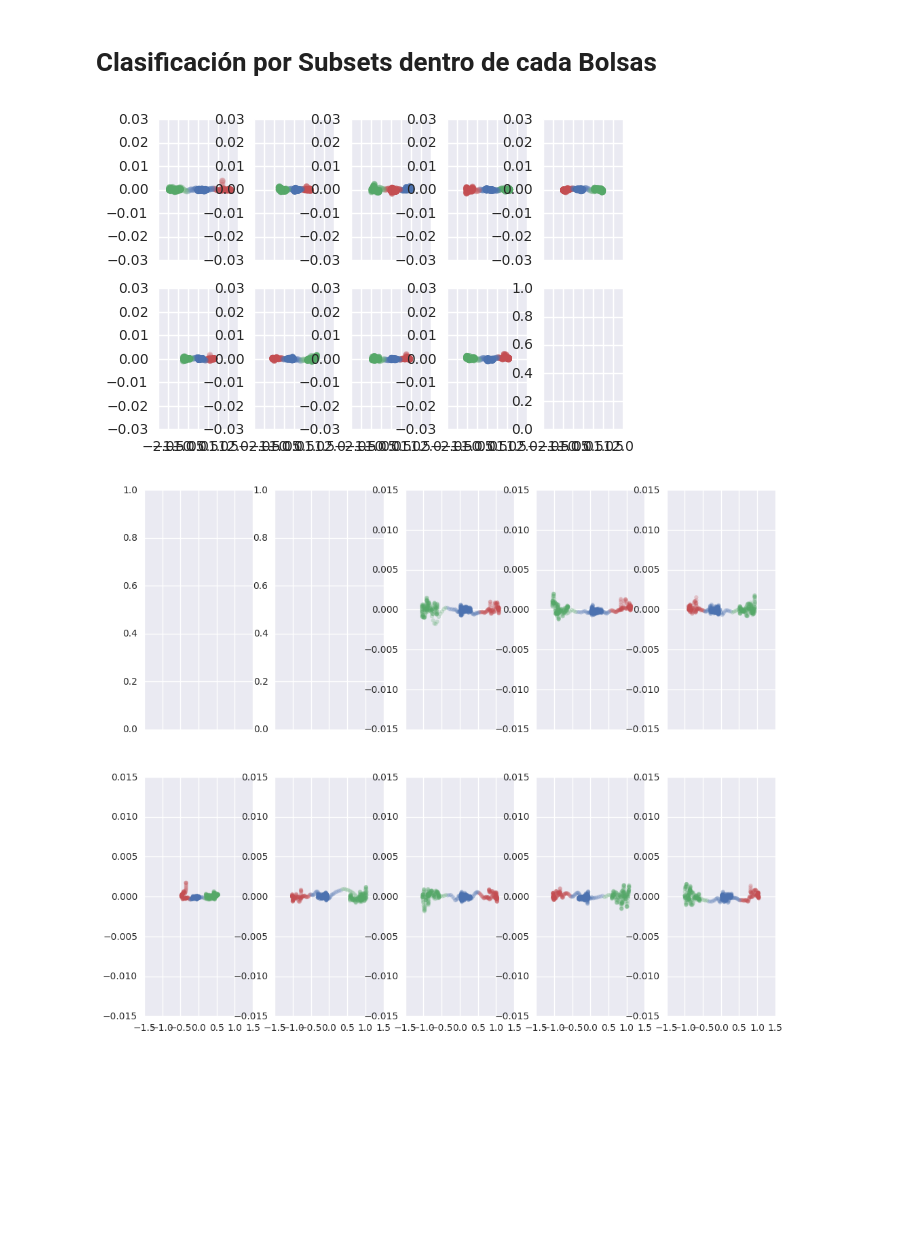
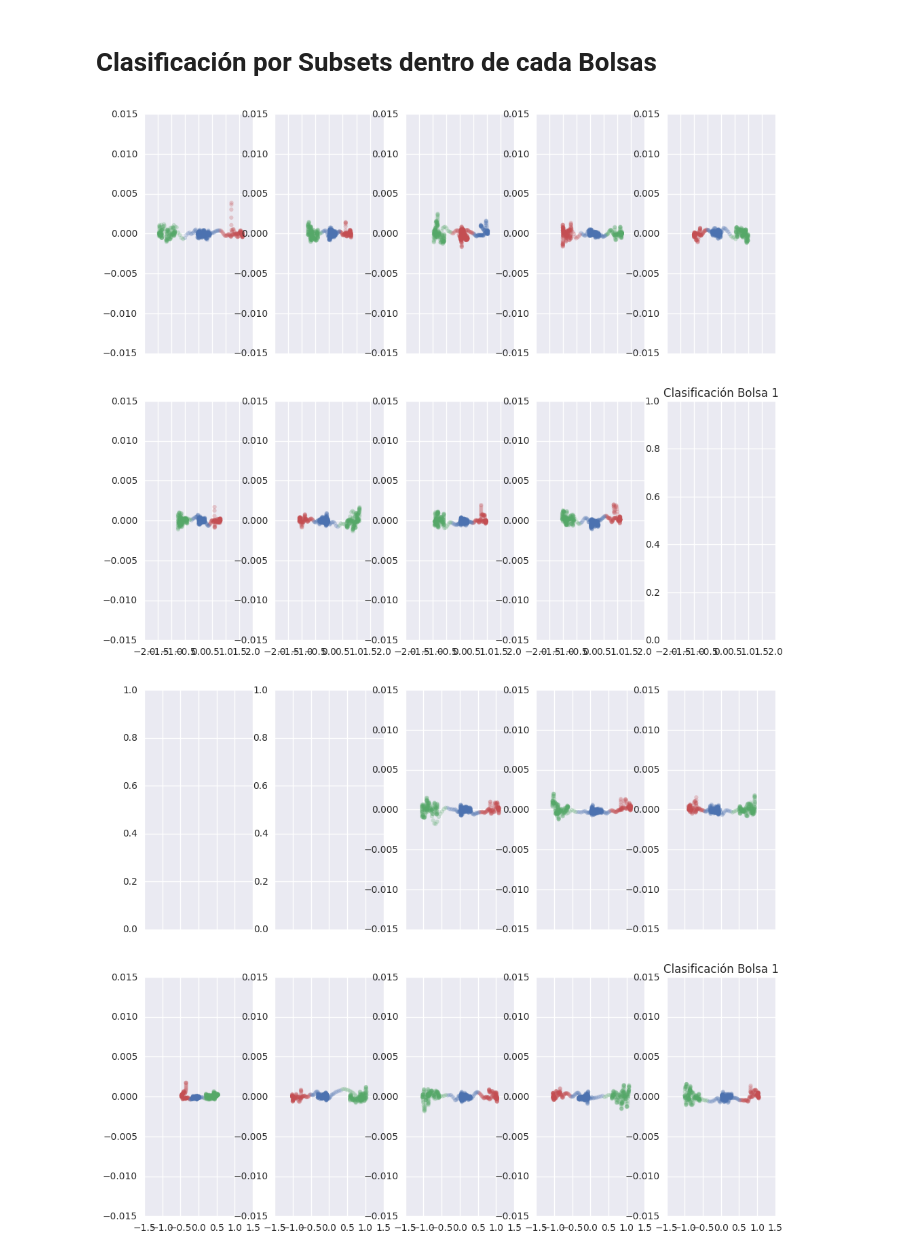
Before and after one commit to samuel1a0/prb_clustering, a Jupyter notebook: clustering.ipynb, the cells around one changed output. Saved outputs shown, nothing was run; the diff lists cells and outputs as text; code cells hidden in the pictures; blank space fills up the shorter version.

```diff
--- a/clustering.ipynb
+++ b/clustering.ipynb
@@ -518,37 +518,44 @@ dir_list = os.listdir("SojaData/")
 palette = sns.color_palette('deep', 4)
 
 fig, axarr = plt.subplots(2,5, sharex=True)
+fig.set_size_inches(h=10, w=12)
+#plt.axes().set_ylim(-0.005, 0.005)
+#plt.axes().set_aspect('equal')
+#plt.axes().set_ylim(auto=True)
+plt.title("Clasificación Bolsa 1")
 for i, j in itertools.product(range(25), range(13)):
 
     f_name = "Prueba Claudio Bolsa {}-{}.csv".format(i,j)
     if f_name in dir_list:
         f = pd.read_csv("SojaData/"+f_name, index_col=0, skip_blank_lines=True, skiprows=2)
 #         f.drop(labels=["Range:","Time:"], axis=0, inplace=True)
         f.dropna(axis=1, how="any", inplace=True)
 
         pca_train = RandomizedPCA(n_components=2, random_state=10).fit(f)
         f_t = pca_train.transform(f)
         cls = KMeans(init='k-means++', n_clusters=3, random_state=10)
         labels = cls.fit_predict(f_t)
         f["clase"] = labels
 #        print("Clasificación Bolsa {}-{}".format(i, j))
 
         #num_axis =  str(divmod(j,5)[0]+1) + str((j%5)+1)
 #        axarr[i] = fig.add_subplot(int(num_axis), projection='2d')
 
         colors = [palette[x] if x >= 0 else (0.0, 0.0, 0.0) for x in labels]
         ind1 = divmod((j-1),5)[0]
         ind2 = ((j-1)%5)
 #        print(ind1, ind2)
         axarr[ind1][ind2].scatter(f_t.T[0], f_t.T[1], c=colors, alpha=0.25, s=80, linewidths=0, marker=".")
 #        print(j)
         if j==9:
             fig.show()
             fig, axarr = plt.subplots(2,5, sharex=True)
             fig.set_size_inches(h=10, w=12)
+            #plt.axes().set_ylim(-0.005, 0.005)
+            plt.title("Clasificación Bolsa %d"%i)
             #plt.show()
 
         #display(f.iloc[:,-3:])
 # %% [output]
-[figure, old version]
+[figure, new version]
-[figure, old version]
+[figure, new version]
```
Also changed, not shown: parts of 2 cells of this notebook.
